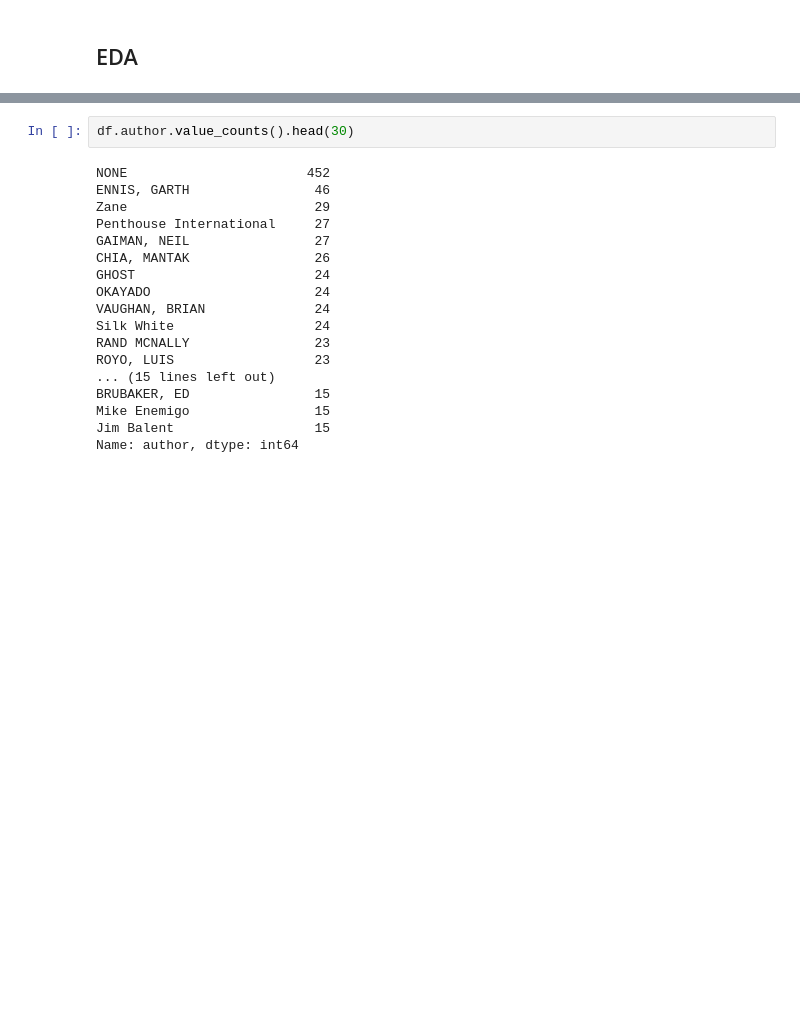
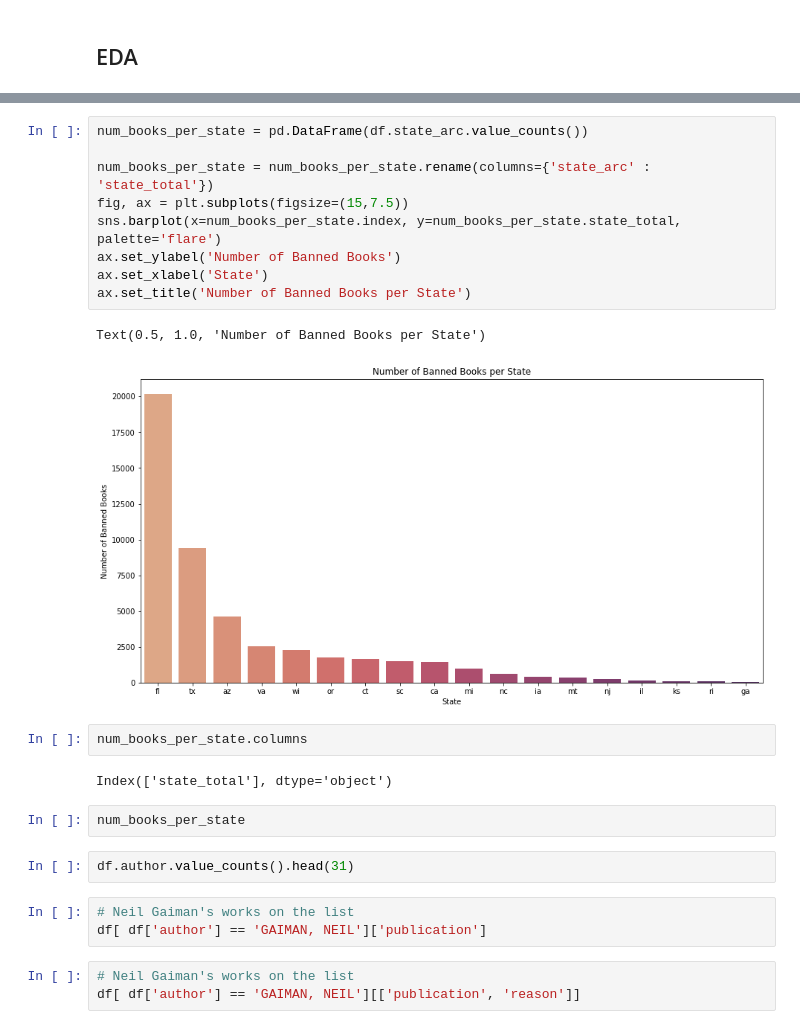
Before and after one commit to fetterollie/Books-Banned-In-State-Prisons-2022, a Jupyter notebook: notebook.ipynb, the cells around one changed output, grey strips where cells are left out. Cells and saved outputs as stored; diff of their text form; blank space fills up the shorter version.

```diff
--- a/notebook.ipynb
+++ b/notebook.ipynb
@@ -81,20 +86,26 @@ Name: state_arc, dtype: int64
+# %%
+num_books_per_state = pd.DataFrame(df.state_arc.value_counts())
+
+num_books_per_state = num_books_per_state.rename(columns={'state_arc' : 'state_total'})
+fig, ax = plt.subplots(figsize=(15,7.5))
+sns.barplot(x=num_books_per_state.index, y=num_books_per_state.state_total, palette='flare')
+ax.set_ylabel('Number of Banned Books')
+ax.set_xlabel('State')
+ax.set_title('Number of Banned Books per State')
+# %% [output]
+Text(0.5, 1.0, 'Number of Banned Books per State')
+[figure, added]
+# %%
+num_books_per_state.columns
+# %% [output]
+Index(['state_total'], dtype='object')
+# %%
+num_books_per_state
 # %%
-df.author.value_counts().head(30)
+df.author.value_counts().head(31)
-# %% [output]
-NONE                       452
-ENNIS, GARTH                46
-Zane                        29
-Penthouse International     27
-GAIMAN, NEIL                27
-CHIA, MANTAK                26
-GHOST                       24
-OKAYADO                     24
-VAUGHAN, BRIAN              24
-Silk White                  24
-RAND MCNALLY                23
-ROYO, LUIS                  23
-... (15 lines left out)
-BRUBAKER, ED                15
-Mike Enemigo                15
-Jim Balent                  15
-Name: author, dtype: int64
+# %%
+# Neil Gaiman's works on the list
+df[ df['author'] == 'GAIMAN, NEIL']['publication']
+# %%
+# Neil Gaiman's works on the list
+df[ df['author'] == 'GAIMAN, NEIL'][['publication', 'reason']]
```
Also changed, not shown: parts of 4 cells of this notebook, 1 other file.
